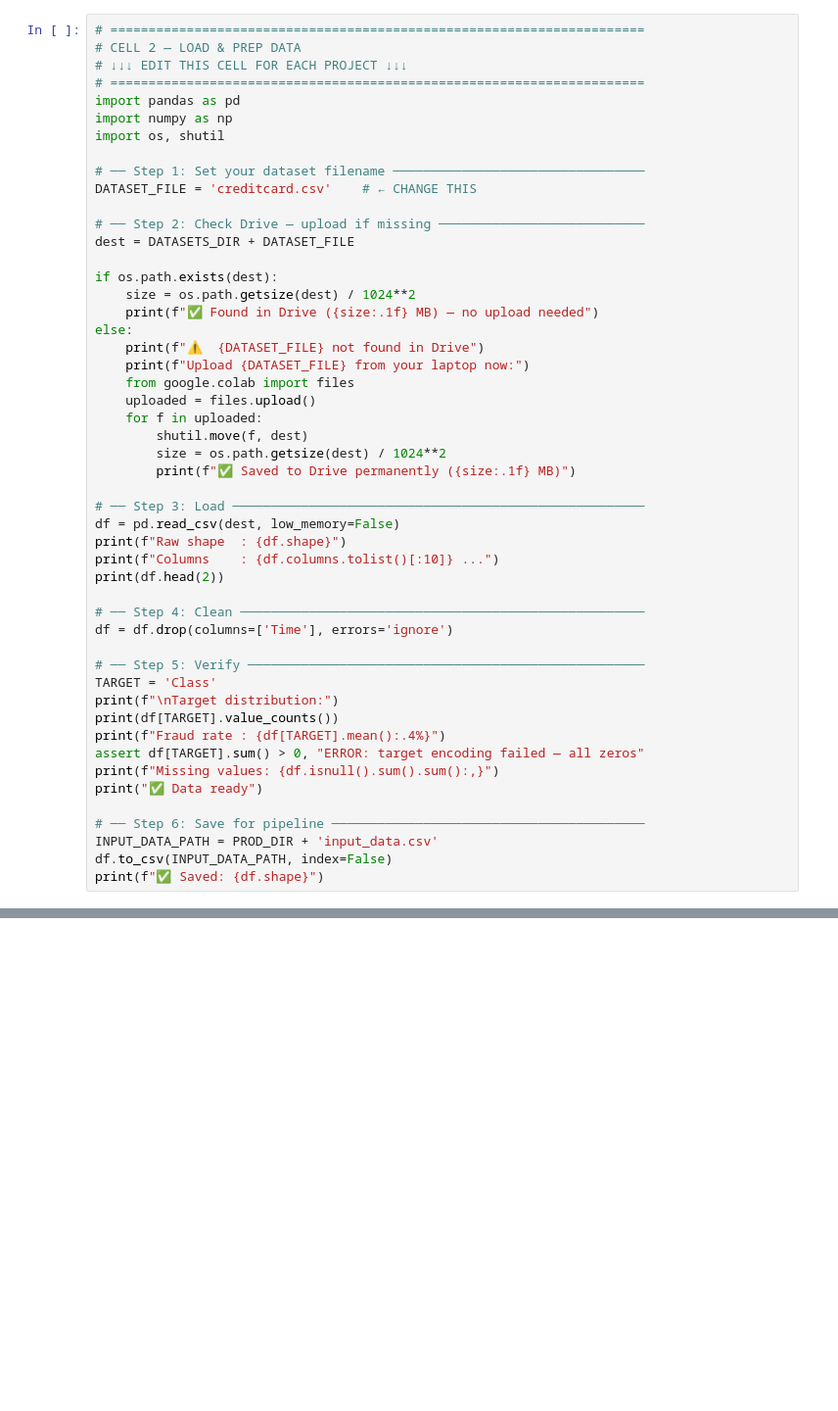
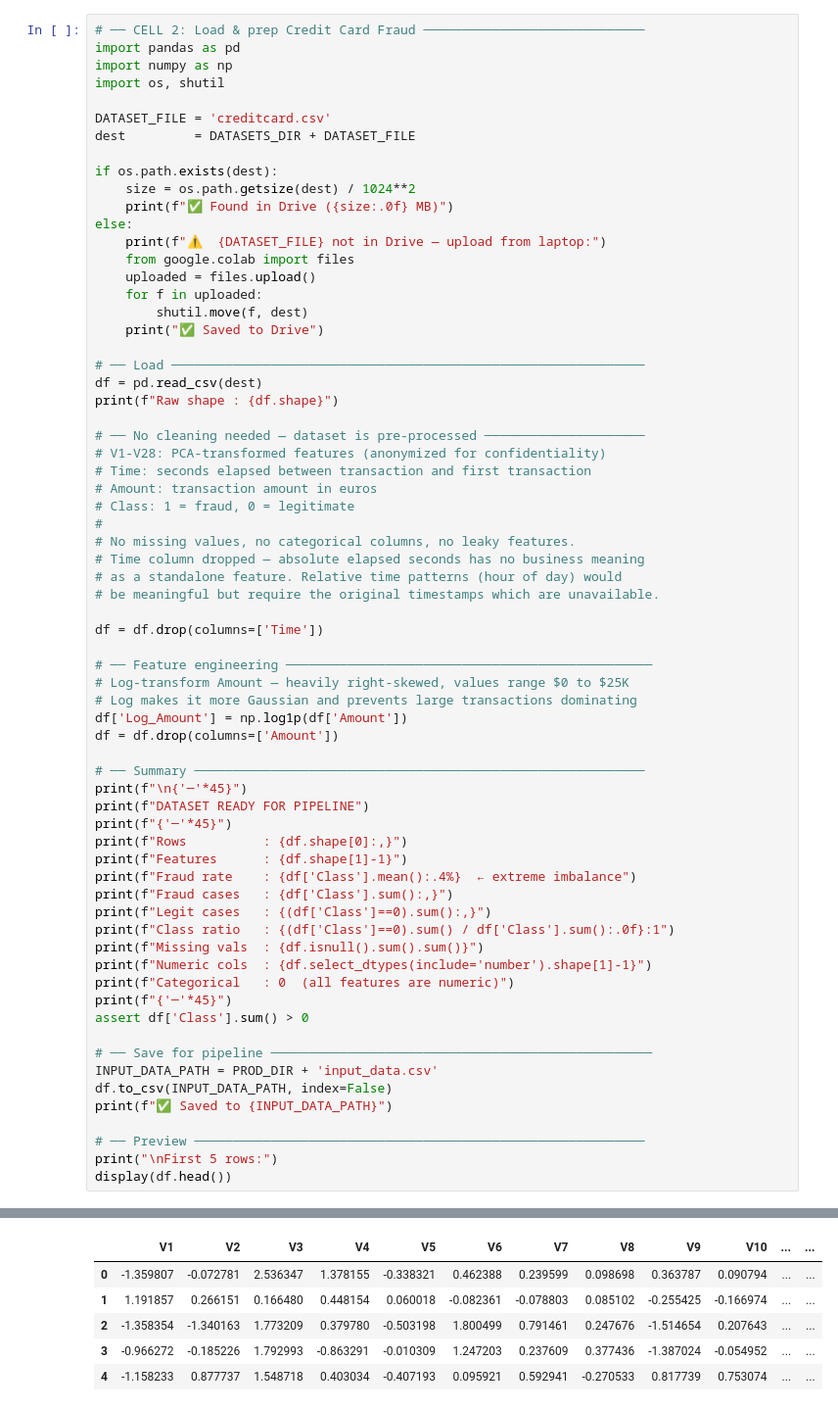
Before and after one commit to frankiekienlam/data-science-portfolio, a Jupyter notebook: production/CreditCardDefault_LGBM_colab.ipynb, the cells around one changed output, grey strips where cells are left out. Shown at 98% size. Drawn from its saved outputs; the diff is of its cells as text; blank space fills up the shorter version.

Commit message:
Update 3 projects: Card, Loan, Telco

```diff
--- a/production/CreditCardDefault_LGBM_colab.ipynb
+++ b/production/CreditCardDefault_LGBM_colab.ipynb
@@ -90,51 +22,68 @@ Checking Drive sync...
 # %%
-# ======================================================================
-# CELL 2 — LOAD & PREP DATA
-# ↓↓↓ EDIT THIS CELL FOR EACH PROJECT ↓↓↓
-# ======================================================================
+# ── CELL 2: Load & prep Credit Card Fraud ─────────────────────────────
 import pandas as pd
 import numpy as np
 import os, shutil
 
-# ── Step 1: Set your dataset filename ─────────────────────────────────
-DATASET_FILE = 'creditcard.csv'    # ← CHANGE THIS
-
-# ── Step 2: Check Drive — upload if missing ───────────────────────────
-dest = DATASETS_DIR + DATASET_FILE
+DATASET_FILE = 'creditcard.csv'
+dest         = DATASETS_DIR + DATASET_FILE
 
 if os.path.exists(dest):
     size = os.path.getsize(dest) / 1024**2
-    print(f"✅ Found in Drive ({size:.1f} MB) — no upload needed")
+    print(f"✅ Found in Drive ({size:.0f} MB)")
 else:
-    print(f"⚠️  {DATASET_FILE} not found in Drive")
-    print(f"Upload {DATASET_FILE} from your laptop now:")
+    print(f"⚠️  {DATASET_FILE} not in Drive — upload from laptop:")
     from google.colab import files
     uploaded = files.upload()
     for f in uploaded:
         shutil.move(f, dest)
-        size = os.path.getsize(dest) / 1024**2
-        print(f"✅ Saved to Drive permanently ({size:.1f} MB)")
+    print("✅ Saved to Drive")
 
-# ── Step 3: Load ──────────────────────────────────────────────────────
-df = pd.read_csv(dest, low_memory=False)
-print(f"Raw shape  : {df.shape}")
-print(f"Columns    : {df.columns.tolist()[:10]} ...")
-print(df.head(2))
+# ── Load ──────────────────────────────────────────────────────────────
+df = pd.read_csv(dest)
+print(f"Raw shape : {df.shape}")
 
-# ── Step 4: Clean ─────────────────────────────────────────────────────
-df = df.drop(columns=['Time'], errors='ignore')
+# ── No cleaning needed — dataset is pre-processed ─────────────────────
+# V1-V28: PCA-transformed features (anonymized for confidentiality)
+# Time: seconds elapsed between transaction and first transaction
+# Amount: transaction amount in euros
+# Class: 1 = fraud, 0 = legitimate
+#
+# No missing values, no categorical columns, no leaky features.
+# Time column dropped — absolute elapsed seconds has no business meaning
+# as a standalone feature. Relative time patterns (hour of day) would
+# be meaningful but require the original timestamps which are unavailable.
 
-# ── Step 5: Verify ────────────────────────────────────────────────────
-TARGET = 'Class'
-print(f"\nTarget distribution:")
-print(df[TARGET].value_counts())
-print(f"Fraud rate : {df[TARGET].mean():.4%}")
-assert df[TARGET].sum() > 0, "ERROR: target encoding failed — all zeros"
-print(f"Missing values: {df.isnull().sum().sum():,}")
-print("✅ Data ready")
+df = df.drop(columns=['Time'])
 
-# ── Step 6: Save for pipeline ─────────────────────────────────────────
+# ── Feature engineering ────────────────────────────────────────────────
+# Log-transform Amount — heavily right-skewed, values range $0 to $25K
+# Log makes it more Gaussian and prevents large transactions dominating
+df['Log_Amount'] = np.log1p(df['Amount'])
+df = df.drop(columns=['Amount'])
+
+# ── Summary ───────────────────────────────────────────────────────────
+print(f"\n{'─'*45}")
+print(f"DATASET READY FOR PIPELINE")
+print(f"{'─'*45}")
+print(f"Rows          : {df.shape[0]:,}")
+print(f"Features      : {df.shape[1]-1}")
+print(f"Fraud rate    : {df['Class'].mean():.4%}  ← extreme imbalance")
+print(f"Fraud cases   : {df['Class'].sum():,}")
+print(f"Legit cases   : {(df['Class']==0).sum():,}")
+print(f"Class ratio   : {(df['Class']==0).sum() / df['Class'].sum():.0f}:1")
+print(f"Missing vals  : {df.isnull().sum().sum()}")
+print(f"Numeric cols  : {df.select_dtypes(include='number').shape[1]-1}")
+print(f"Categorical   : 0  (all features are numeric)")
+print(f"{'─'*45}")
+assert df['Class'].sum() > 0
+
+# ── Save for pipeline ──────────────────────────────────────────────────
 INPUT_DATA_PATH = PROD_DIR + 'input_data.csv'
 df.to_csv(INPUT_DATA_PATH, index=False)
-print(f"✅ Saved: {df.shape}")
+print(f"✅ Saved to {INPUT_DATA_PATH}")
+
+# ── Preview ───────────────────────────────────────────────────────────
+print("\nFirst 5 rows:")
+display(df.head())
 # %% [output]
@@ -157,0 +109,6 @@ Missing values: 0
+|  | V1 | V2 | V3 | V4 | V5 | V6 | V7 | V8 | V9 | V10 | ... | ... |
+| 0 | -1.359807 | -0.072781 | 2.536347 | 1.378155 | -0.338321 | 0.462388 | 0.239599 | 0.098698 | 0.363787 | 0.090794 | ... | ... |
+| 1 | 1.191857 | 0.266151 | 0.166480 | 0.448154 | 0.060018 | -0.082361 | -0.078803 | 0.085102 | -0.255425 | -0.166974 | ... | ... |
+| 2 | -1.358354 | -1.340163 | 1.773209 | 0.379780 | -0.503198 | 1.800499 | 0.791461 | 0.247676 | -1.514654 | 0.207643 | ... | ... |
+| 3 | -0.966272 | -0.185226 | 1.792993 | -0.863291 | -0.010309 | 1.247203 | 0.237609 | 0.377436 | -1.387024 | -0.054952 | ... | ... |
+| 4 | -1.158233 | 0.877737 | 1.548718 | 0.403034 | -0.407193 | 0.095921 | 0.592941 | -0.270533 | 0.817739 | 0.753074 | ... | ... |
```
Also changed, not shown: parts of 5 cells of this notebook, 2 other files.
